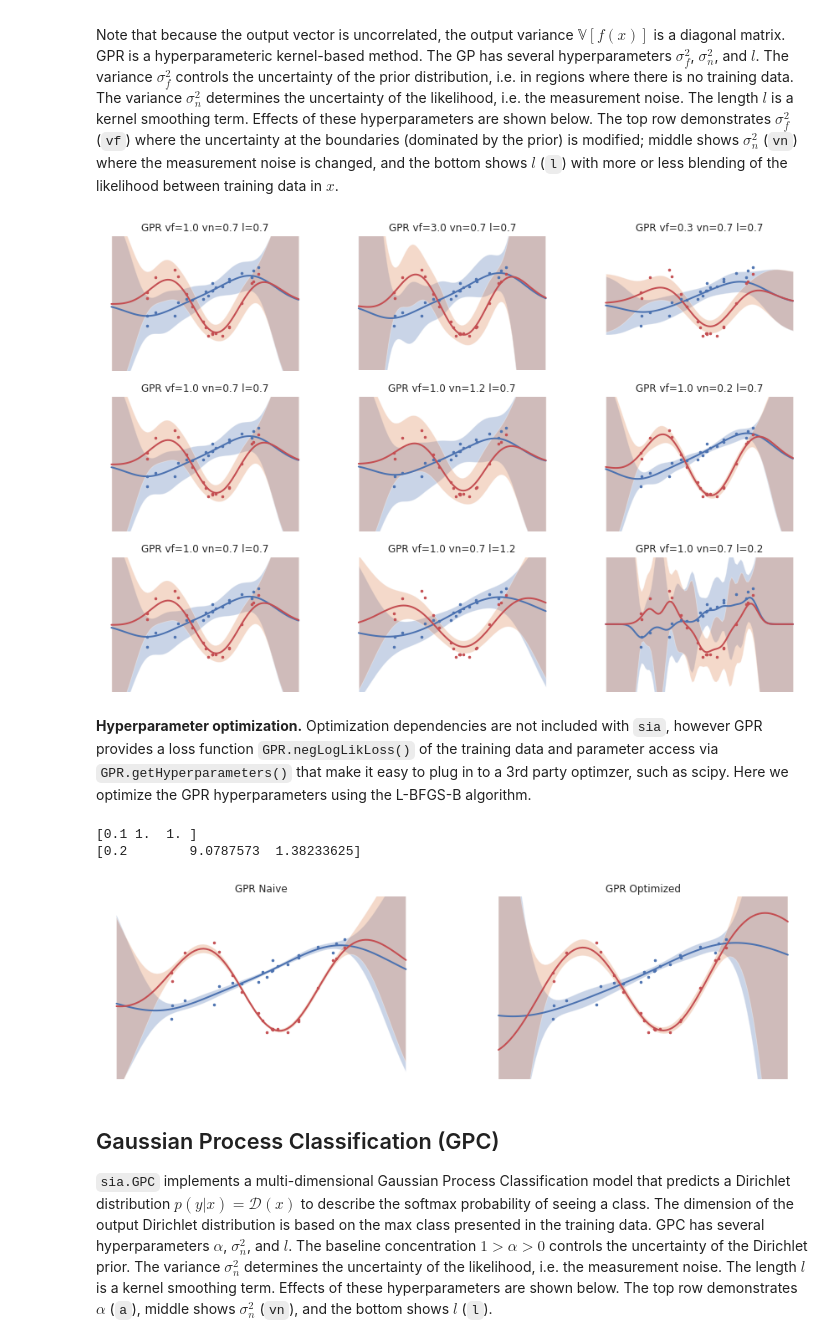
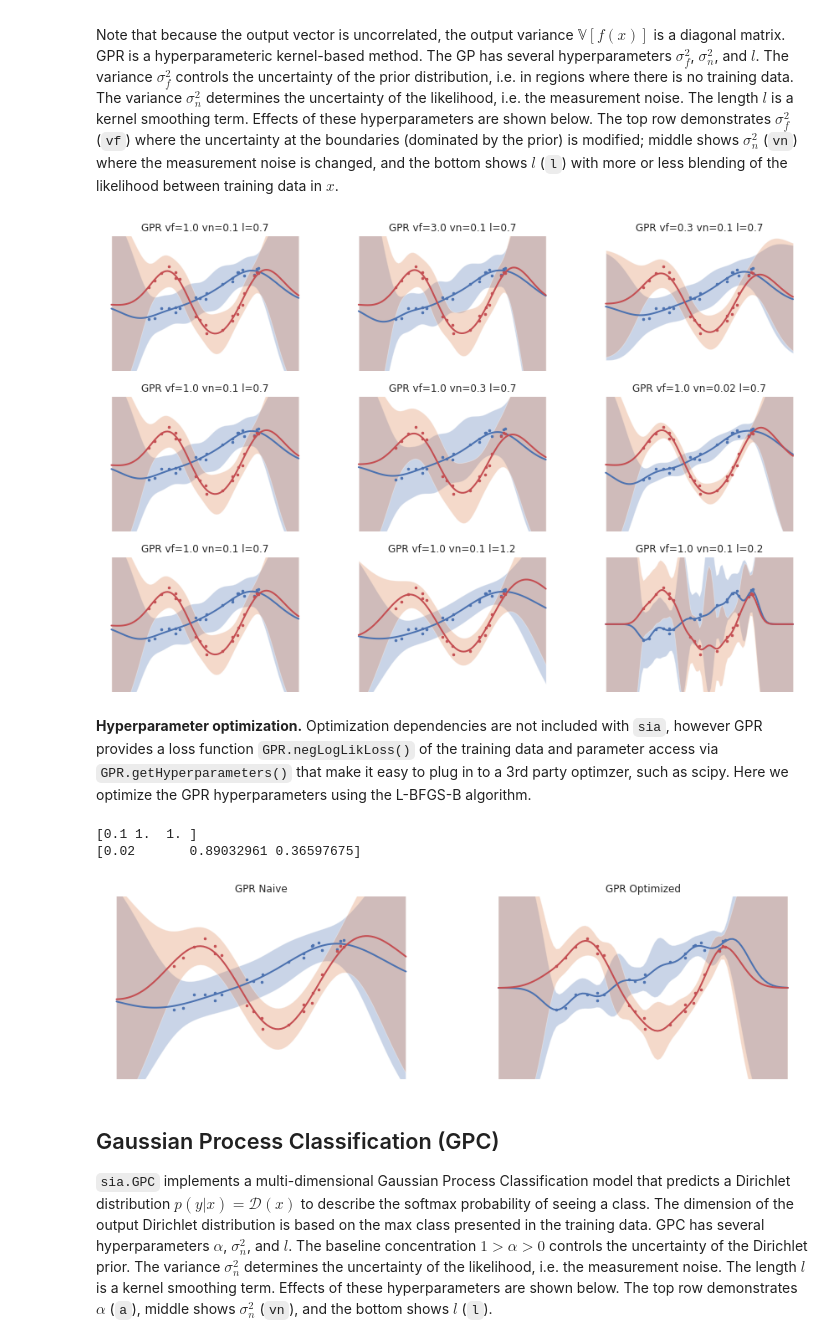
Before and after one commit to parkerowan/libsia, a Jupyter notebook: docs/belief/belief.ipynb, the cells around one changed output. Cells and saved outputs as stored; diff of their text form; code cells hidden in the pictures.

```diff
--- a/docs/belief/belief.ipynb
+++ b/docs/belief/belief.ipynb
@@ -481,7 +481,7 @@ sns.despine(f, left=True, bottom=True)
 
 # Evaluate several choices of hyper parameters
 varf   = [1.0, 3.0, 0.3, 1.0, 1.0, 1.0, 1.0, 1.0, 1.0]
-varn   = [0.7, 0.7, 0.7, 0.7, 1.2, 0.2, 0.7, 0.7, 0.7]
+varn   = [0.1, 0.1, 0.1, 0.1, 0.3, 0.02, 0.1, 0.1, 0.1]
 length = [0.7, 0.7, 0.7, 0.7, 0.7, 0.7, 0.7, 1.2, 0.2]
 
 for i in range(len(ax)):
@@ -495,7 +495,7 @@ for i in range(len(ax)):
     for k in range(len(xtest)):
         gaussian = gpr.predict(np.array([xtest[k]]))
         gpr_mu[:, k] = gaussian.mean()
-        gpr_sig[:, k] = np.diag(gaussian.covariance())
+        gpr_sig[:, k] = np.sqrt(np.diag(gaussian.covariance()))
 
     # Plot the belief for each axis and overlay the training data
     ax[i].fill_between(xtest, gpr_mu[0, :] + 3 * gpr_sig[0, :], gpr_mu[0, :] - 3 * gpr_sig[0, :],  alpha=0.3)
@@ -508,7 +508,7 @@ for i in range(len(ax)):
     ax[i].axis("off")
     ax[i].set_title("GPR vf={} vn={} l={}".format(varf[i], varn[i], length[i]));
 # %% [output]
-[figure, old version]
+[figure, new version]
 # %% [markdown]
 **Hyperparameter optimization.** Optimization dependencies are not included with `sia`, however GPR provides a loss function `GPR.negLogLikLoss()` of the training data and parameter access via `GPR.getHyperparameters()` that make it easy to plug in to a 3rd party optimzer, such as scipy.  Here we optimize the GPR hyperparameters using the L-BFGS-B algorithm.
 # %%
@@ -517,11 +517,15 @@ from scipy.optimize import minimize
 gpr_naive = sia.GPR(np.array([xtrain]), ytrain)
 gpr_optm = sia.GPR(np.array([xtrain]), ytrain)
 
+def loss(p: np.array) -> float:
+    gpr_optm.setHyperparameters(p)
+    return gpr_optm.negLogLikLoss()
+
 # Optimize the hyperparameters using the L-BFGS-B algorithm
 # and the negative log likelihood loss function provided by the sia.GPR
-res = minimize(gpr_optm.negLogLikLoss,
+res = minimize(loss,
                x0=gpr_optm.getHyperparameters(),
-               bounds=((2e-1, 10), (1e-2, 50), (1e-2, 50)),
+               bounds=((2e-2, 10), (1e-1, 50), (1e-1, 50)),
                options={'disp': True},
                method='L-BFGS-B')
 gpr_optm.setHyperparameters(res.x)
@@ -534,36 +538,36 @@ models = {
 }
 
 # Plot the raw data
 f, ax = plt.subplots(nrows=1, ncols=2, figsize=(15, 4))
 ax = ax.flat
 sns.despine(f, left=True, bottom=True)
 
 for i in range(len(models.values())):
     key = list(models.keys())[i]
 
     # Evaluate it
     xtest = np.linspace(-1, 5, 101)
     gpr_mu = np.zeros((2, len(xtest)))
     gpr_sig = np.zeros((2, len(xtest)))
     for k in range(len(xtest)):
         gaussian = models[key].predict(np.array([xtest[k]]))
         gpr_mu[:, k] = gaussian.mean()
-        gpr_sig[:, k] = np.diag(gaussian.covariance())
+        gpr_sig[:, k] = np.sqrt(np.diag(gaussian.covariance()))
 
     # Plot the belief for each axis and overlay the training data
     ax[i].fill_between(xtest, gpr_mu[0, :] + 3 * gpr_sig[0, :], gpr_mu[0, :] - 3 * gpr_sig[0, :],  alpha=0.3)
     ax[i].plot(xtest, gpr_mu[0, :], 'b', lw=2)
     ax[i].fill_between(xtest, gpr_mu[1, :] + 3 * gpr_sig[1, :], gpr_mu[1, :] - 3 * gpr_sig[1, :],  alpha=0.3)
     ax[i].plot(xtest, gpr_mu[1, :], 'r', lw=2)
     ax[i].plot(xtrain, ytrain[0, :], '.b', ms=5)
     ax[i].plot(xtrain, ytrain[1, :], '.r', ms=5)
     ax[i].set_ylim((-2, 2))
     ax[i].axis("off")
     ax[i].set_title("GPR {}".format(key));
 # %% [output]
 [0.1 1.  1. ]
-[0.2        9.0787573  1.38233625]
+[0.02       0.89032961 0.36597675]
-[figure, old version]
+[figure, new version]
 # %% [markdown]
 ## Gaussian Process Classification (GPC)
 
```
Also changed, not shown: parts of 2 cells of this notebook, 5 other files.
